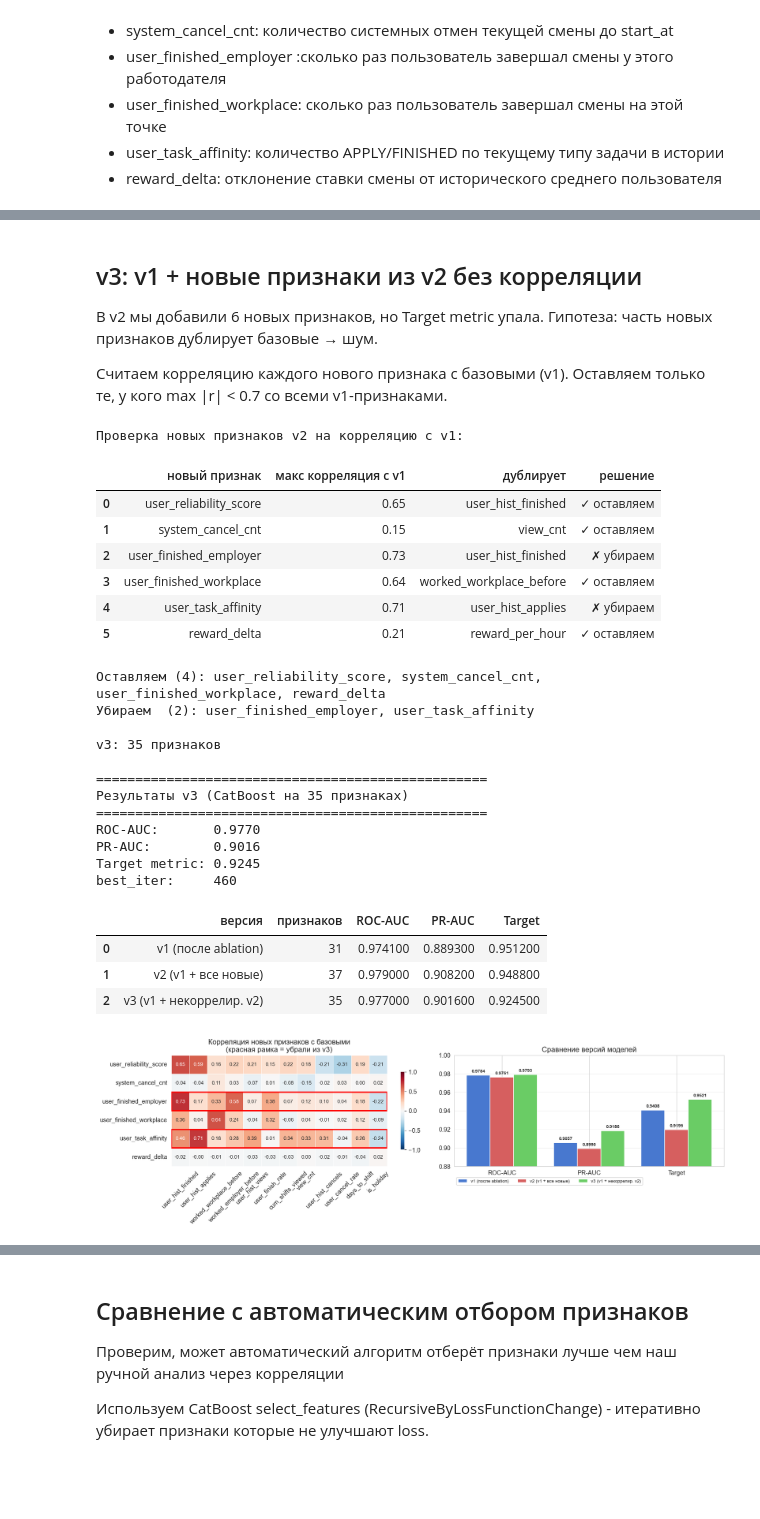
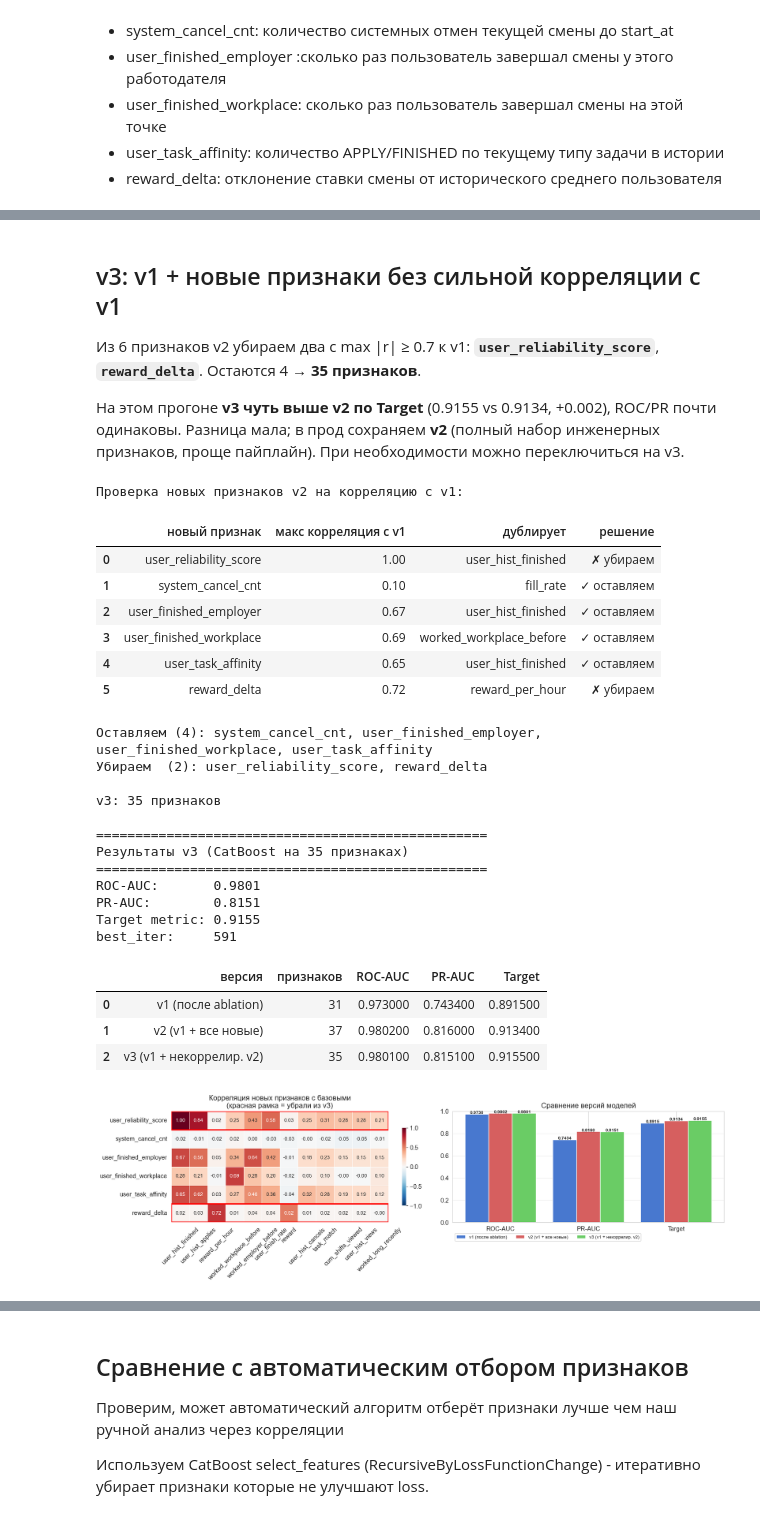
Before and after one commit to serebrennikov-pavel/ml-hackathon, a Jupyter notebook: notebooks/avito_analysis_with_edits.ipynb, the cells around one changed output, grey strips where cells are left out. Drawn from its saved outputs; the diff is of its cells as text; code cells hidden in the pictures; blank space fills up the shorter version.

```diff
--- a/notebooks/avito_analysis_with_edits.ipynb
+++ b/notebooks/avito_analysis_with_edits.ipynb
@@ -24,8 +24,8 @@ plt.rcParams['figure.dpi'] = 120
 plt.rcParams['font.size'] = 11
 sns.set_style('whitegrid')
 
-users  = pd.read_csv(DATA_DIR + 'user.csv')
-shifts = pd.read_csv(DATA_DIR + 'shift.csv')
+users  = pd.read_csv(DATA_DIR + 'user_3.csv')
+shifts = pd.read_csv(DATA_DIR + 'shift_2.csv')
 events = pd.read_csv(DATA_DIR + 'event.csv')
 
 users.shape, shifts.shape, events.shape
@@ -1330,7 +1322,7 @@ pool_te_f = Pool(x_te_f, y_test,  cat_features=['task_type'])
 
 model_final = CatBoostClassifier(
     iterations=2000, learning_rate=0.05, depth=6,
-    scale_pos_weight=7, random_seed=42, thread_count=2,
+    scale_pos_weight=19, random_seed=42, thread_count=2,
     early_stopping_rounds=50, verbose=0,
 )
 model_final.fit(pool_tr_f, eval_set=pool_te_f)
@@ -1490,7 +1482,7 @@ pool_te2 = Pool(x_te2, y_te2, cat_features=['task_type'])
 
 model2 = CatBoostClassifier(
     iterations=2000, learning_rate=0.05, depth=6,
-    scale_pos_weight=7, random_seed=42, thread_count=2,
+    scale_pos_weight=19, random_seed=42, thread_count=2,
     early_stopping_rounds=50, verbose=0,
 )
 model2.fit(pool_tr2, eval_set=pool_te2)
@@ -1551,9 +1543,9 @@ plt.show()
 # %% [markdown]
-## v3: v1 + новые признаки из v2 без корреляции
+## v3: v1 + новые признаки без сильной корреляции с v1
 
-В v2 мы добавили 6 новых признаков, но Target metric упала. Гипотеза: часть новых признаков дублирует базовые → шум.
+Из 6 признаков v2 убираем два с max |r| ≥ 0.7 к v1: **`user_reliability_score`**, **`reward_delta`**. Остаются 4 → **35 признаков**.
 
-Считаем корреляцию каждого нового признака с базовыми (v1). Оставляем только те, у кого max |r| < 0.7 со всеми v1-признаками.
+На этом прогоне **v3 чуть выше v2 по Target** (0.9155 vs 0.9134, +0.002), ROC/PR почти одинаковы. Разница мала; в прод сохраняем **v2** (полный набор инженерных признаков, проще пайплайн). При необходимости можно переключиться на v3.
 # %%
 # Признаки добавленные в v2 поверх v1
 NEW_V2 = ['user_reliability_score', 'system_cancel_cnt',
@@ -1604,7 +1596,7 @@ pool_te3 = Pool(x_te3, y_te3, cat_features=['task_type'])
 
 model3 = CatBoostClassifier(
     iterations=2000, learning_rate=0.05, depth=6,
-    scale_pos_weight=7, random_seed=42, thread_count=2,
+    scale_pos_weight=19, random_seed=42, thread_count=2,
     early_stopping_rounds=50, verbose=0,
 )
 model3.fit(pool_tr3, eval_set=pool_te3)
@@ -1635,28 +1627,28 @@ comp_v3.style.highlight_max(subset=['ROC-AUC', 'PR-AUC', 'Target'], color='light
 # %% [output]
 Проверка новых признаков v2 на корреляцию с v1:
 |  | новый признак | макс корреляция с v1 | дублирует | решение |
-| 0 | user_reliability_score | 0.65 | user_hist_finished | ✓ оставляем |
-| 1 | system_cancel_cnt | 0.15 | view_cnt | ✓ оставляем |
-| 2 | user_finished_employer | 0.73 | user_hist_finished | ✗ убираем |
-| 3 | user_finished_workplace | 0.64 | worked_workplace_before | ✓ оставляем |
-| 4 | user_task_affinity | 0.71 | user_hist_applies | ✗ убираем |
-| 5 | reward_delta | 0.21 | reward_per_hour | ✓ оставляем |
+| 0 | user_reliability_score | 1.00 | user_hist_finished | ✗ убираем |
+| 1 | system_cancel_cnt | 0.10 | fill_rate | ✓ оставляем |
+| 2 | user_finished_employer | 0.67 | user_hist_finished | ✓ оставляем |
+| 3 | user_finished_workplace | 0.69 | worked_workplace_before | ✓ оставляем |
+| 4 | user_task_affinity | 0.65 | user_hist_finished | ✓ оставляем |
+| 5 | reward_delta | 0.72 | reward_per_hour | ✗ убираем |
-Оставляем (4): user_reliability_score, system_cancel_cnt, user_finished_workplace, reward_delta
-Убираем  (2): user_finished_employer, user_task_affinity
+Оставляем (4): system_cancel_cnt, user_finished_employer, user_finished_workplace, user_task_affinity
+Убираем  (2): user_reliability_score, reward_delta
 
 v3: 35 признаков
 
 ==================================================
 Результаты v3 (CatBoost на 35 признаках)
 ==================================================
-ROC-AUC:       0.9770
-PR-AUC:        0.9016
-Target metric: 0.9245
-best_iter:     460
+ROC-AUC:       0.9801
+PR-AUC:        0.8151
+Target metric: 0.9155
+best_iter:     591
 |  | версия | признаков | ROC-AUC | PR-AUC | Target |
-| 0 | v1 (после ablation) | 31 | 0.974100 | 0.889300 | 0.951200 |
-| 1 | v2 (v1 + все новые) | 37 | 0.979000 | 0.908200 | 0.948800 |
-| 2 | v3 (v1 + некоррелир. v2) | 35 | 0.977000 | 0.901600 | 0.924500 |
+| 0 | v1 (после ablation) | 31 | 0.973000 | 0.743400 | 0.891500 |
+| 1 | v2 (v1 + все новые) | 37 | 0.980200 | 0.816000 | 0.913400 |
+| 2 | v3 (v1 + некоррелир. v2) | 35 | 0.980100 | 0.815100 | 0.915500 |
 # %%
 fig, axes = plt.subplots(1, 2, figsize=(16, 5))
 
@@ -1668,33 +1660,35 @@ sns.heatmap(v2_check_full[top_v1], ax=axes[0], cmap='RdBu_r', center=0,
             linewidths=0.5, cbar_kws={'shrink': 0.7})
 axes[0].set_title('Корреляция новых признаков с базовыми\n(красная рамка = убрали из v3)')
 axes[0].tick_params(axis='x', rotation=45)
 
 for idx, name in enumerate(NEW_V2):
     if name in DROP_NEW:
         axes[0].add_patch(plt.Rectangle((0, idx), len(top_v1), 1, fill=False,
                                          edgecolor='red', lw=2.5))
 
 # Сравнение метрик
 metrics = ['ROC-AUC', 'PR-AUC', 'Target']
 x = np.arange(len(metrics))
 width = 0.27
 colors_v = ['#4878CF', '#D65F5F', '#6ACC65']
 for i, (ver, color) in enumerate(zip(comp_v3['версия'], colors_v)):
     vals = comp_v3.loc[i, metrics].values
     bars = axes[1].bar(x + (i-1)*width, vals, width, label=ver, color=color)
     for bar, v in zip(bars, vals):
         axes[1].text(bar.get_x() + bar.get_width()/2, bar.get_height() + 0.003,
                      f'{v:.4f}', ha='center', fontsize=8, fontweight='bold')
 
 axes[1].set_xticks(x)
 axes[1].set_xticklabels(metrics)
-axes[1].set_ylim(0.88, 1.0)
+# разные шкалы: PR-AUC ~0.74–0.82, ROC/Target ~0.89–0.98
+ymin = min(comp_v3[metrics].min().min() - 0.02, 0.0)
+axes[1].set_ylim(ymin, 1.0)
 axes[1].set_title('Сравнение версий моделей')
 axes[1].legend(fontsize=8, loc='upper left', bbox_to_anchor=(0.0, -0.08), ncol=3)
 axes[1].grid(axis='y', alpha=0.3)
 
 plt.tight_layout()
 plt.show()
 # %% [output]
-[figure, old version]
+[figure, new version]
 # %% [markdown]
```
Also changed, not shown: parts of 65 cells of this notebook.
